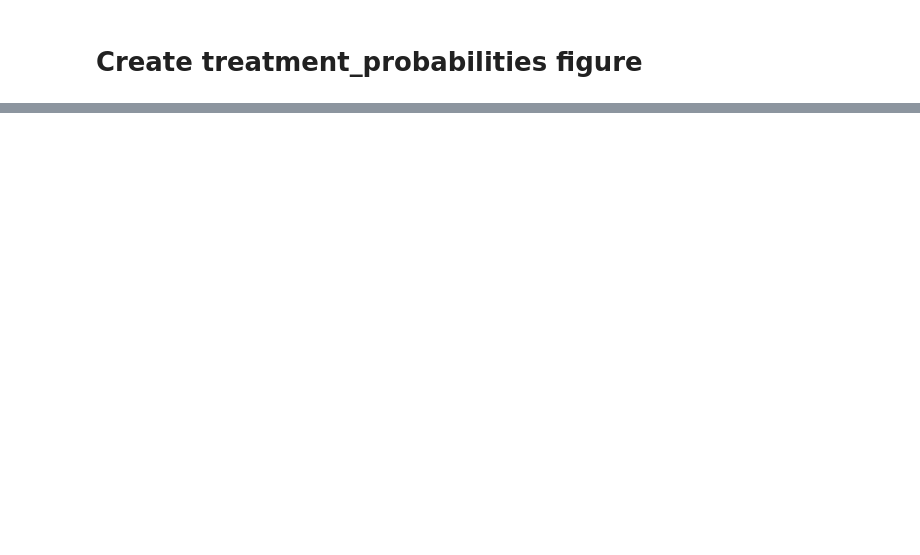
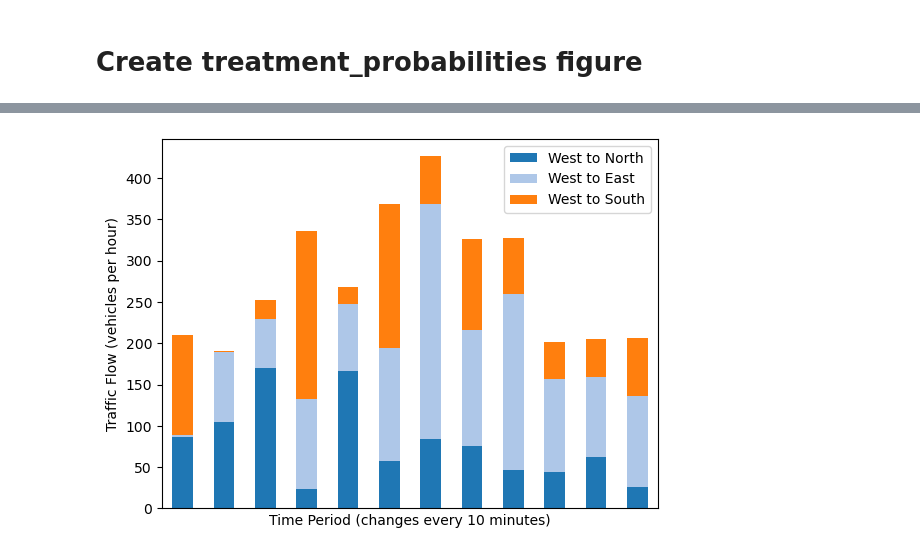
Before and after one commit to Dan551Mizrahi/CausalInferenceProject, a Jupyter notebook: Figures/create_figures.ipynb, the cells around one changed output, grey strips where cells are left out. Drawn from its saved outputs; the diff is of its cells as text; code cells hidden in the pictures; blank space fills up the shorter version.

```diff
--- a/Figures/create_figures.ipynb
+++ b/Figures/create_figures.ipynb
@@ -33,0 +34,46 @@ plt.savefig("treatment_probabilities.png")
+# %%
+import pandas as pd
+import numpy as np
+
+def _create_vehicle_amounts(size):
+    """ Create the vehicle expected amounts for each time period according to the grow and decay rates """
+    grow_rates = [1, 1.2, 1.4, 1.6, 1.8, 2.0]
+    decay_rates = [2.0, 1.8, 1.6, 1.4, 1.2, 1.0]
+    # every key stands for 10 min
+    veh_amounts = {i: size * grow_rate for i, grow_rate in enumerate(grow_rates)}
+    veh_amounts.update({i + 6: size * decay_rate for i, decay_rate in enumerate(decay_rates)})
+    return veh_amounts
+
+# Create a barplot of the demand at each route
+demand = 180
+junctions = ["West","North","East","South"]
+veh_amounts = _create_vehicle_amounts(demand)
+
+demands = {f"{j1} to {j2}": [] for j1 in junctions for j2 in junctions if j1 != j2}
+
+for hour, hour_demand in veh_amounts.items():
+    for junction in junctions:
+        junc_demand = hour_demand * np.random.uniform(0.8, 1.2)
+        out_probs = np.random.uniform(0, 1, len(junctions) - 1) # randomize the destination probabilities
+        out_probs = out_probs / out_probs.sum()
+        i = 0
+        for out_junc in junctions:
+            if junction == out_junc:
+                continue
+            else:
+                demands[f"{junction} to {out_junc}"].append(junc_demand * out_probs[i])
+                i += 1
+demands_df = pd.DataFrame(demands)
+# %%
+# create one barplot of all routes through the day
+import matplotlib.pyplot as plt
+W_cols = [col for col in demands_df.columns if col.startswith("W")]
+# change color palette to colorblind friendly
+demands_df[W_cols].plot(kind="bar", stacked=True, color=plt.cm.tab20.colors)
+# plt.title("Vehicle Demand from West Junction")
+plt.xlabel("Time Period (changes every 10 minutes)")
+plt.ylabel("Traffic Flow (vehicles per hour)")
+plt.xticks([])
+plt.savefig("SUMO_figures/vehicle_demand.png")
+# %% [output]
+[figure, added]
```
Also changed, not shown: parts of 1 cell of this notebook, 11 other files.
